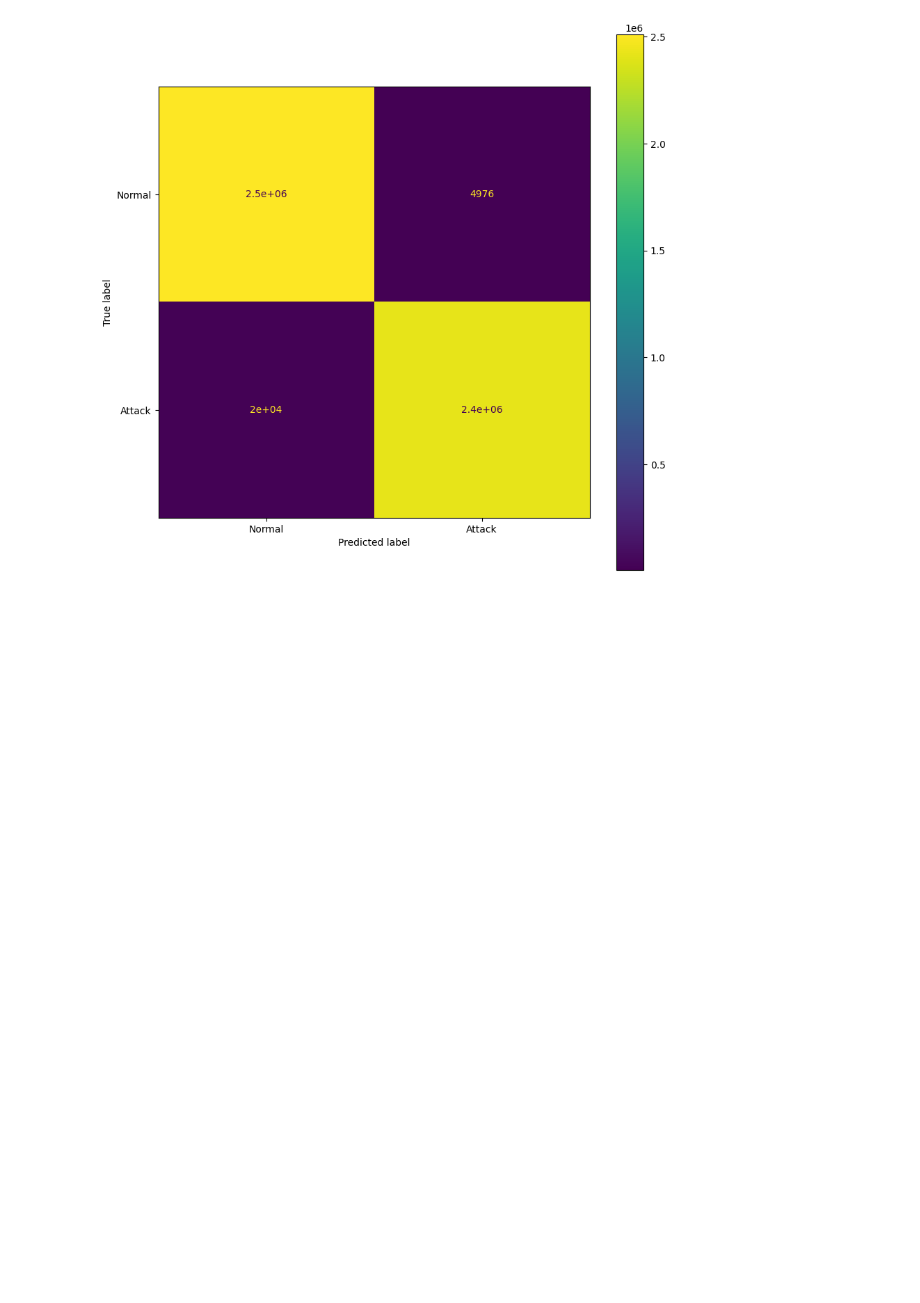
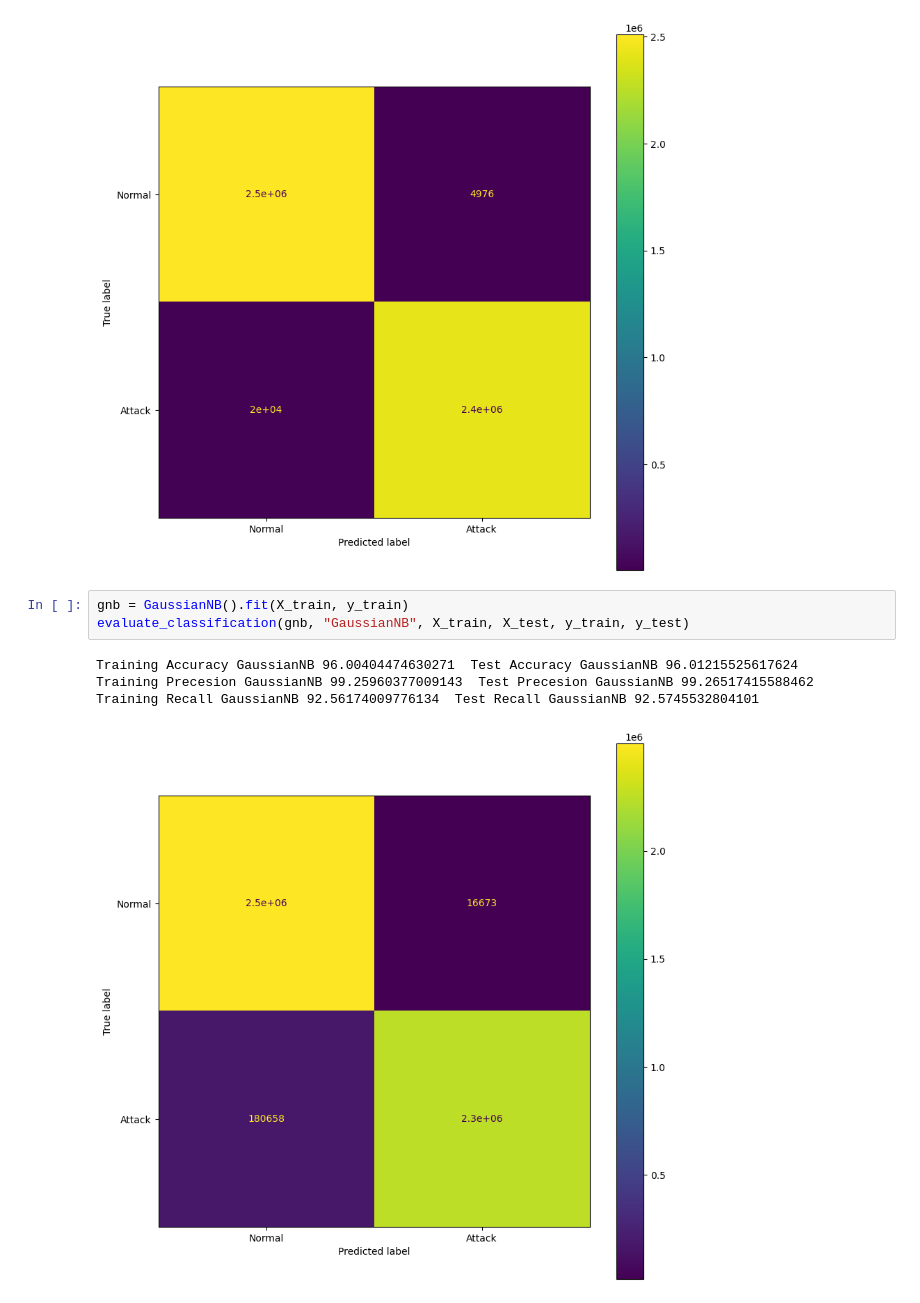
Before and after one commit to douniagh/MyApplication-, a Jupyter notebook: Training5.ipynb, the cells around one changed output. Cells and saved outputs as stored; diff of their text form; blank space fills up the shorter version.

```diff
--- a/Training5.ipynb
+++ b/Training5.ipynb
@@ -120,3 +120,11 @@ Training Accuracy Logistic Regression 99.5009746084456  Test Accuracy Logistic R
 Training Precesion Logistic Regression 99.78974332887923  Test Precesion Logistic Regression 99.79423196128451
 Training Recall Logistic Regression 99.19386831254855  Test Recall Logistic Regression 99.19123141459903
 [figure]
+# %%
+gnb = GaussianNB().fit(X_train, y_train)
+evaluate_classification(gnb, "GaussianNB", X_train, X_test, y_train, y_test)
+# %% [output]
+Training Accuracy GaussianNB 96.00404474630271  Test Accuracy GaussianNB 96.01215525617624
+Training Precesion GaussianNB 99.25960377009143  Test Precesion GaussianNB 99.26517415588462
+Training Recall GaussianNB 92.56174009776134  Test Recall GaussianNB 92.5745532804101
+[figure, added]
```
